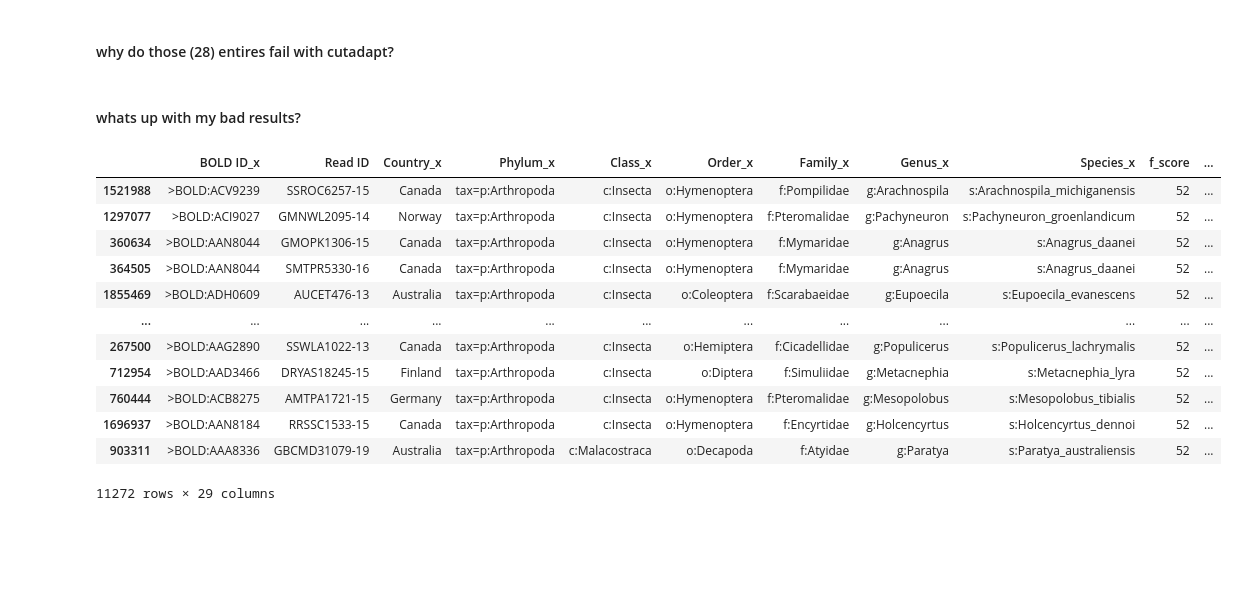
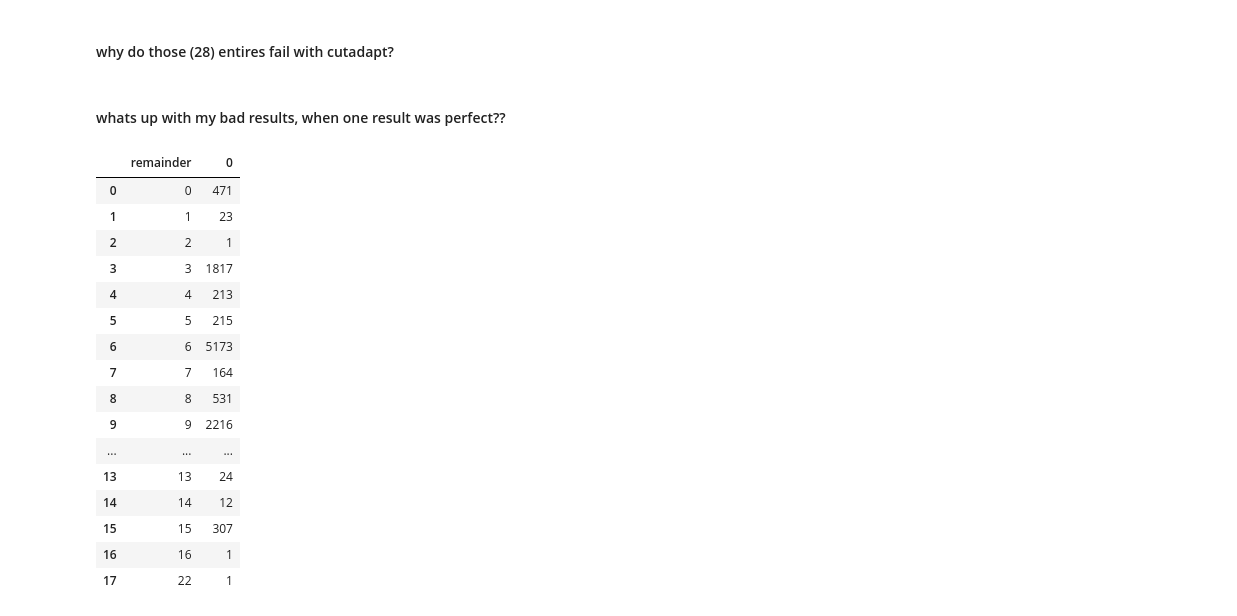
Before and after one commit to Vuju/primer-finder, a Jupyter notebook: src/Notebooks/compare_mine_to_cutadapt.ipynb, the cells around one changed output. Cells and saved outputs as stored; diff of their text form; code cells hidden in the pictures; blank space fills up the shorter version.

Commit message:
continued to evaluate my own results, finding a few points for improvement.

```diff
--- a/src/Notebooks/compare_mine_to_cutadapt.ipynb
+++ b/src/Notebooks/compare_mine_to_cutadapt.ipynb
@@ -168,7 +168,7 @@ perfect_failed = different_sequences.merge(
 # %%
 perfect_failed.to_csv('../../data/current/perfect_failed.csv', index=False)
 # %% [markdown]
-#### whats up with my bad results?
+#### whats up with my bad results, when one result was perfect??
 # %%
 should_be_good = my_result[~((my_result['f_score'] != 52) & (my_result['b_score'] != 46))]
 filtered_df2 = cutadapt_result[cutadapt_result['Read ID'].isin(should_be_good['Read ID'])]
@@ -186,19 +186,25 @@ merged_df2['my_length'] = merged_df2['my_sequence'].str.len()
 # %%
-merged_df2 = merged_df2[merged_df2['ca_sequence'] != merged_df2['my_sequence']]
-#merged_df2_buckets = merged_df2.groupby(['b_score']).size().reset_index(name='Count')
+merged_with_diff = merged_df2[merged_df2['ca_sequence'] != merged_df2['my_sequence']]
+#merged_df2_buckets = merged_with_diff.groupby(['b_score']).size().reset_index(name='Count')
 #merged_df2_buckets
-merged_df2[(merged_df2['my_length'] <= 180) & (merged_df2['my_length'] >= 150)].sort_values('my_length', ascending=False)
+merged_with_diff = merged_with_diff[(merged_with_diff['my_length'] <= 185) & (merged_with_diff['my_length'] >= 140)].sort_values('my_length', ascending=False)
+merged_with_diff['remainder'] = merged_with_diff.apply(lambda x: len(x['read'][x['f_index']+231::]), axis=1)
+merged_with_diff.groupby(['remainder']).size().reset_index()
 # %% [output]
-|  | BOLD ID_x | Read ID | Country_x | Phylum_x | Class_x | Order_x | Family_x | Genus_x | Species_x | f_score | ... |
-| 1521988 | >BOLD:ACV9239 | SSROC6257-15 | Canada | tax=p:Arthropoda | c:Insecta | o:Hymenoptera | f:Pompilidae | g:Arachnospila | s:Arachnospila_michiganensis | 52 | ... |
-| 1297077 | >BOLD:ACI9027 | GMNWL2095-14 | Norway | tax=p:Arthropoda | c:Insecta | o:Hymenoptera | f:Pteromalidae | g:Pachyneuron | s:Pachyneuron_groenlandicum | 52 | ... |
-| 360634 | >BOLD:AAN8044 | GMOPK1306-15 | Canada | tax=p:Arthropoda | c:Insecta | o:Hymenoptera | f:Mymaridae | g:Anagrus | s:Anagrus_daanei | 52 | ... |
-| 364505 | >BOLD:AAN8044 | SMTPR5330-16 | Canada | tax=p:Arthropoda | c:Insecta | o:Hymenoptera | f:Mymaridae | g:Anagrus | s:Anagrus_daanei | 52 | ... |
-| 1855469 | >BOLD:ADH0609 | AUCET476-13 | Australia | tax=p:Arthropoda | c:Insecta | o:Coleoptera | f:Scarabaeidae | g:Eupoecila | s:Eupoecila_evanescens | 52 | ... |
-| ... | ... | ... | ... | ... | ... | ... | ... | ... | ... | ... | ... |
-| 267500 | >BOLD:AAG2890 | SSWLA1022-13 | Canada | tax=p:Arthropoda | c:Insecta | o:Hemiptera | f:Cicadellidae | g:Populicerus | s:Populicerus_lachrymalis | 52 | ... |
-| 712954 | >BOLD:AAD3466 | DRYAS18245-15 | Finland | tax=p:Arthropoda | c:Insecta | o:Diptera | f:Simuliidae | g:Metacnephia | s:Metacnephia_lyra | 52 | ... |
-| 760444 | >BOLD:ACB8275 | AMTPA1721-15 | Germany | tax=p:Arthropoda | c:Insecta | o:Hymenoptera | f:Pteromalidae | g:Mesopolobus | s:Mesopolobus_tibialis | 52 | ... |
-| 1696937 | >BOLD:AAN8184 | RRSSC1533-15 | Canada | tax=p:Arthropoda | c:Insecta | o:Hymenoptera | f:Encyrtidae | g:Holcencyrtus | s:Holcencyrtus_dennoi | 52 | ... |
-| 903311 | >BOLD:AAA8336 | GBCMD31079-19 | Australia | tax=p:Arthropoda | c:Malacostraca | o:Decapoda | f:Atyidae | g:Paratya | s:Paratya_australiensis | 52 | ... |
+|  | remainder | 0 |
+| 0 | 0 | 471 |
+| 1 | 1 | 23 |
+| 2 | 2 | 1 |
+| 3 | 3 | 1817 |
+| 4 | 4 | 213 |
+| 5 | 5 | 215 |
+| 6 | 6 | 5173 |
+| 7 | 7 | 164 |
+| 8 | 8 | 531 |
+| 9 | 9 | 2216 |
+| ... | ... | ... |
+| 13 | 13 | 24 |
+| 14 | 14 | 12 |
+| 15 | 15 | 307 |
+| 16 | 16 | 1 |
+| 17 | 22 | 1 |
-11272 rows × 29 columns
```
Also changed, not shown: parts of 10 cells of this notebook.
